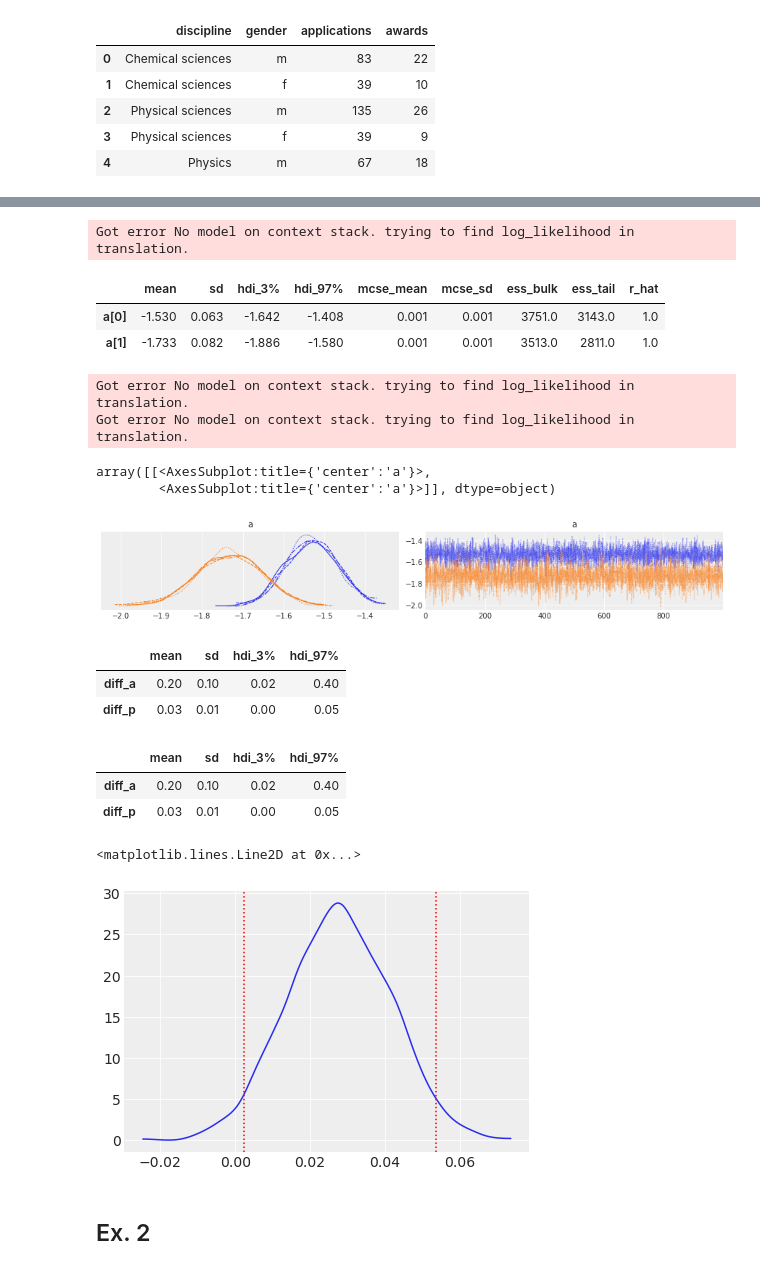
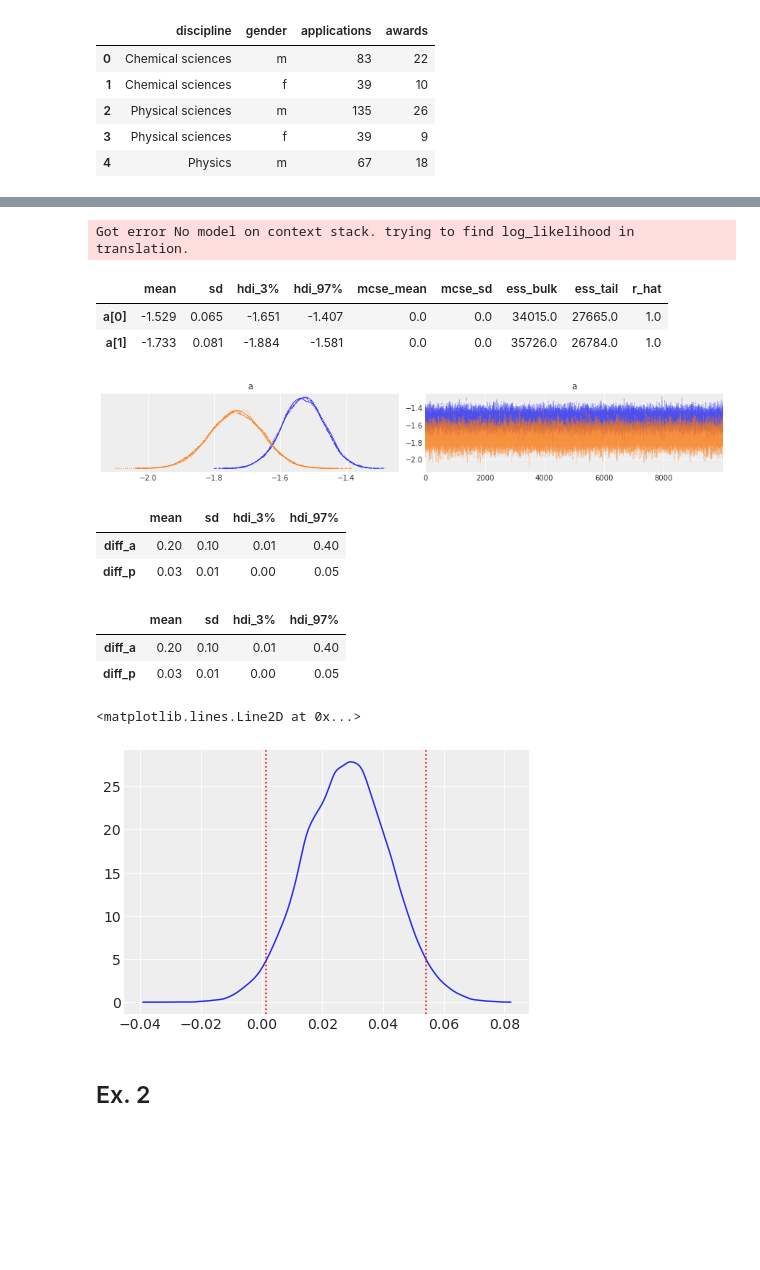
Before and after one commit to fhte2/statistical-rethinking, a Jupyter notebook: Week_5_exercises.ipynb, the cells around one changed output, grey strips where cells are left out. Drawn from its saved outputs; the diff is of its cells as text; code cells hidden in the pictures; blank space fills up the shorter version.

```diff
--- a/Week_5_exercises.ipynb
+++ b/Week_5_exercises.ipynb
@@ -64,7 +63,7 @@ logit(p_i) &= \alpha[G_i] \\
 # %%
 #check prior implications
 with pm.Model() as m5_1:
-        a = pm.Normal("a", 0.0, 1)
+        a = pm.Normal("a", 0, 1)
         p = pm.Deterministic("p", pm.math.invlogit(a))
 
         awards = pm.Binomial("awards", 1, p, observed=df.awards)
@@ -83,13 +82,13 @@ ax = az.plot_density(
 # %%
 with pm.Model() as m5_2:
 
-        a = pm.Normal("a", 0.0, 1, shape=len(gender_idx)) #one for each gender
+        a = pm.Normal("a", 0, 1, shape=len(gender_idx)) #one for each gender
         p = pm.Deterministic("p", pm.math.invlogit(a[gender_id]))
 
         awards = pm.Binomial("awards", p=p, n=df.applications, observed=df.awards)
 
         prior_5_2 = pm.sample_prior_predictive()
-        trace_5_2 = pm.sample()
+        trace_5_2 = pm.sample(draws=10000)
 
 idata_5_2 = az.from_pymc3(trace_5_2,model=m5_2)
 # %% [output]
@@ -104,16 +103,14 @@ pm.summary(trace_5_2, var_names=['a'])
 # %% [output]
 Got error No model on context stack. trying to find log_likelihood in translation.
 |  | mean | sd | hdi_3% | hdi_97% | mcse_mean | mcse_sd | ess_bulk | ess_tail | r_hat |
-| a[0] | -1.530 | 0.063 | -1.642 | -1.408 | 0.001 | 0.001 | 3751.0 | 3143.0 | 1.0 |
-| a[1] | -1.733 | 0.082 | -1.886 | -1.580 | 0.001 | 0.001 | 3513.0 | 2811.0 | 1.0 |
+| a[0] | -1.529 | 0.065 | -1.651 | -1.407 | 0.0 | 0.0 | 34015.0 | 27665.0 | 1.0 |
+| a[1] | -1.733 | 0.081 | -1.884 | -1.581 | 0.0 | 0.0 | 35726.0 | 26784.0 | 1.0 |
 # %%
-pm.plot_trace(trace_5_2, var_names=['a'])
+with m5_2:
+    tr = pm.plot_trace(trace_5_2, var_names=['a'])
+tr;
 # %% [output]
-Got error No model on context stack. trying to find log_likelihood in translation.
-Got error No model on context stack. trying to find log_likelihood in translation.
-array([[<AxesSubplot:title={'center':'a'}>,
-        <AxesSubplot:title={'center':'a'}>]], dtype=object)
-[figure, old version]
+[figure, new version]
 # %%
 #difference calculations using inference data object
 diff_a = idata_5_2['posterior']['a'].sel(a_dim_0=0).values - idata_5_2['posterior']['a'].sel(a_dim_0=1).values
@@ -121,7 +118,7 @@ diff_p = logistic(idata_5_2['posterior']['a'].sel(a_dim_0=0).values) - logistic(
 az.summary({"diff_a": diff_a, "diff_p": diff_p}, kind="stats", round_to=2)
 # %% [output]
 |  | mean | sd | hdi_3% | hdi_97% |
-| diff_a | 0.20 | 0.10 | 0.02 | 0.40 |
+| diff_a | 0.20 | 0.10 | 0.01 | 0.40 |
 | diff_p | 0.03 | 0.01 | 0.00 | 0.05 |
 # %%
 #the same calculation using trace
@@ -130,7 +127,7 @@ diff_p_1 = logistic(trace_5_2["a"][:,0]) - logistic(trace_5_2["a"][:,1])
 az.summary({"diff_a": diff_a_1, "diff_p": diff_p_1}, kind="stats", round_to=2)
 # %% [output]
 |  | mean | sd | hdi_3% | hdi_97% |
-| diff_a | 0.20 | 0.10 | 0.02 | 0.40 |
+| diff_a | 0.20 | 0.10 | 0.01 | 0.40 |
 | diff_p | 0.03 | 0.01 | 0.00 | 0.05 |
 # %%
 hdi_l, hdi_h = az.hdi(diff_p_1)
@@ -142,7 +139,7 @@ ax.axvline(x=hdi_l,color='red',linestyle=':')
 ax.axvline(x=hdi_h,color='red',linestyle=':')
 # %% [output]
 <matplotlib.lines.Line2D at 0x...>
-[figure, old version]
+[figure, new version]
 # %%
 #total causal effect: men more likely to be awarded then women
 # %% [markdown]
```
Also changed, not shown: parts of 17 cells of this notebook.
